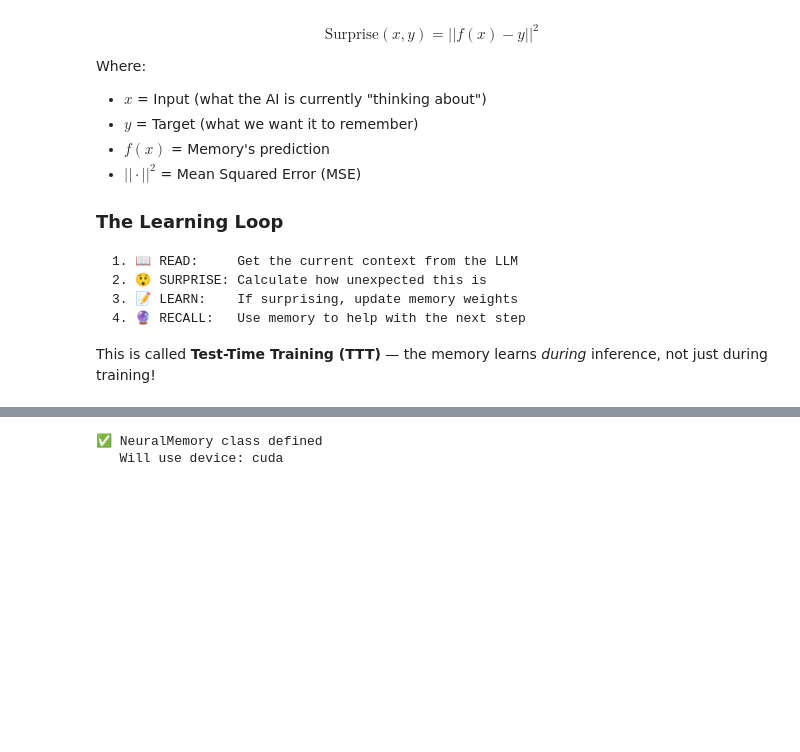
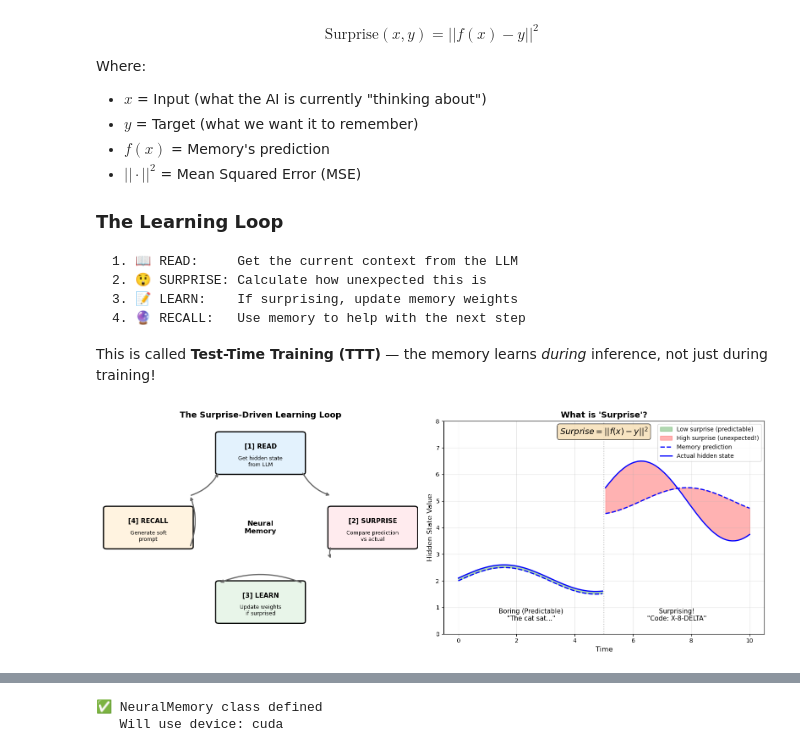
Before and after one commit to seongyongkim/dgx-spark-titans-miras-notebook, a Jupyter notebook: Titans_MIRAS_Hybrid.ipynb, the cells around one changed output, grey strips where cells are left out. Drawn from its saved outputs; the diff is of its cells as text; code cells hidden in the pictures; blank space fills up the shorter version.

````diff
--- a/Titans_MIRAS_Hybrid.ipynb
+++ b/Titans_MIRAS_Hybrid.ipynb
@@ -201,3 +282,96 @@ Where:
 ```
 
 This is called **Test-Time Training (TTT)** — the memory learns *during* inference, not just during training!
+# %%
+# ============================================
+# VISUALIZATION: The Surprise-Driven Learning Loop
+# ============================================
+# Let's visualize how the memory learns through surprise!
+
+import matplotlib.pyplot as plt
+import matplotlib.patches as mpatches
+import numpy as np
+import matplotlib.pyplot as plt
+
+fig, axes = plt.subplots(1, 2, figsize=(16, 6))
+
+# ===== LEFT: The Learning Loop Diagram =====
+ax1 = axes[0]
+ax1.set_xlim(0, 10)
+ax1.set_ylim(0, 10)
+ax1.axis('off')
+ax1.set_title("🔄 The Surprise-Driven Learning Loop", fontsize=14, fontweight='bold')
+
+# Draw circular flow
+circle_center = (5, 5)
+radius = 3
+
+# Step boxes at cardinal positions
+steps = [
+    (5, 8.5, "1️⃣ READ", "Get hidden state\nfrom LLM", '#E3F2FD'),
+    (8.5, 5, "2️⃣ SURPRISE", "Compare prediction\nvs actual", '#FFEBEE'),
+    (5, 1.5, "3️⃣ LEARN", "Update weights\nif surprised", '#E8F5E9'),
+    (1.5, 5, "4️⃣ RECALL", "Generate soft\nprompt", '#FFF3E0'),
+]
+
+for x, y, title, desc, color in steps:
+    box = mpatches.FancyBboxPatch((x-1.3, y-0.9), 2.6, 1.8, boxstyle="round,pad=0.1",
+                                   facecolor=color, edgecolor='black', linewidth=2)
+    ax1.add_patch(box)
+    ax1.text(x, y+0.3, title, ha='center', va='center', fontsize=11, fontweight='bold')
+    ax1.text(x, y-0.4, desc, ha='center', va='center', fontsize=9)
+
+# Draw arrows between steps (clockwise)
+arrow_style = dict(arrowstyle='->', color='#666', lw=2, connectionstyle='arc3,rad=0.2')
+ax1.annotate('', xy=(7.2, 6.5), xytext=(6.3, 7.6), arrowprops=arrow_style)
+ax1.annotate('', xy=(7.2, 3.5), xytext=(7.2, 4.1), arrowprops=arrow_style)
+ax1.annotate('', xy=(3.7, 2.4), xytext=(6.3, 2.4), arrowprops=arrow_style)
+ax1.annotate('', xy=(2.8, 6.5), xytext=(2.8, 4.1), arrowprops=arrow_style)
+ax1.annotate('', xy=(3.7, 7.6), xytext=(2.8, 6.5), arrowprops=arrow_style)
+
+# Center text
+ax1.text(5, 5, "🧠\nNeural\nMemory", ha='center', va='center', fontsize=12, fontweight='bold')
+
+# ===== RIGHT: Surprise Visualization =====
+ax2 = axes[1]
+ax2.set_title("😲 What is 'Surprise'?", fontsize=14, fontweight='bold')
+
+# Show prediction vs actual
+x = np.linspace(0, 10, 100)
+
+# "Boring" example (low surprise)
+ax2.subplot = ax2
+y_pred_boring = np.sin(x) * 0.5 + 2
+y_actual_boring = np.sin(x) * 0.5 + 2.1
+ax2.fill_between(x[:50], y_pred_boring[:50], y_actual_boring[:50], alpha=0.3, color='green', label='Low surprise (predictable)')
+
+# "Surprising" example (high surprise)
+y_pred_surprise = np.sin(x) * 0.5 + 5
+y_actual_surprise = np.cos(x) * 1.5 + 5
+ax2.fill_between(x[50:], y_pred_surprise[50:], y_actual_surprise[50:], alpha=0.3, color='red', label='High surprise (unexpected!)')
+
+ax2.plot(x[:50], y_pred_boring[:50], 'b--', label='Memory prediction', linewidth=2)
+ax2.plot(x[:50], y_actual_boring[:50], 'b-', label='Actual hidden state', linewidth=2)
+ax2.plot(x[50:], y_pred_surprise[50:], 'b--', linewidth=2)
+ax2.plot(x[50:], y_actual_surprise[50:], 'b-', linewidth=2)
+
+ax2.axvline(x=5, color='gray', linestyle=':', alpha=0.5)
+ax2.text(2.5, 0.5, '😴 Boring\n"The cat sat..."', ha='center', fontsize=11)
+ax2.text(7.5, 0.5, '😲 Surprising!\n"Code: X-8-DELTA"', ha='center', fontsize=11)
+
+ax2.set_xlabel('Time', fontsize=12)
+ax2.set_ylabel('Hidden State Value', fontsize=12)
+ax2.legend(loc='upper right')
+ax2.set_ylim(0, 8)
+ax2.grid(True, alpha=0.3)
+
+# Add formula
+ax2.text(5, 7.5, r'$Surprise = ||f(x) - y||^2$', ha='center', fontsize=14,
+         bbox=dict(boxstyle='round', facecolor='wheat', alpha=0.8))
+
+plt.tight_layout()
+plt.show()
+
+print("💡 Key Insight: High surprise → Strong learning signal → Memory updates more!")
+# %% [output]
+[figure, added]
````
Also changed, not shown: parts of 9 cells of this notebook.
